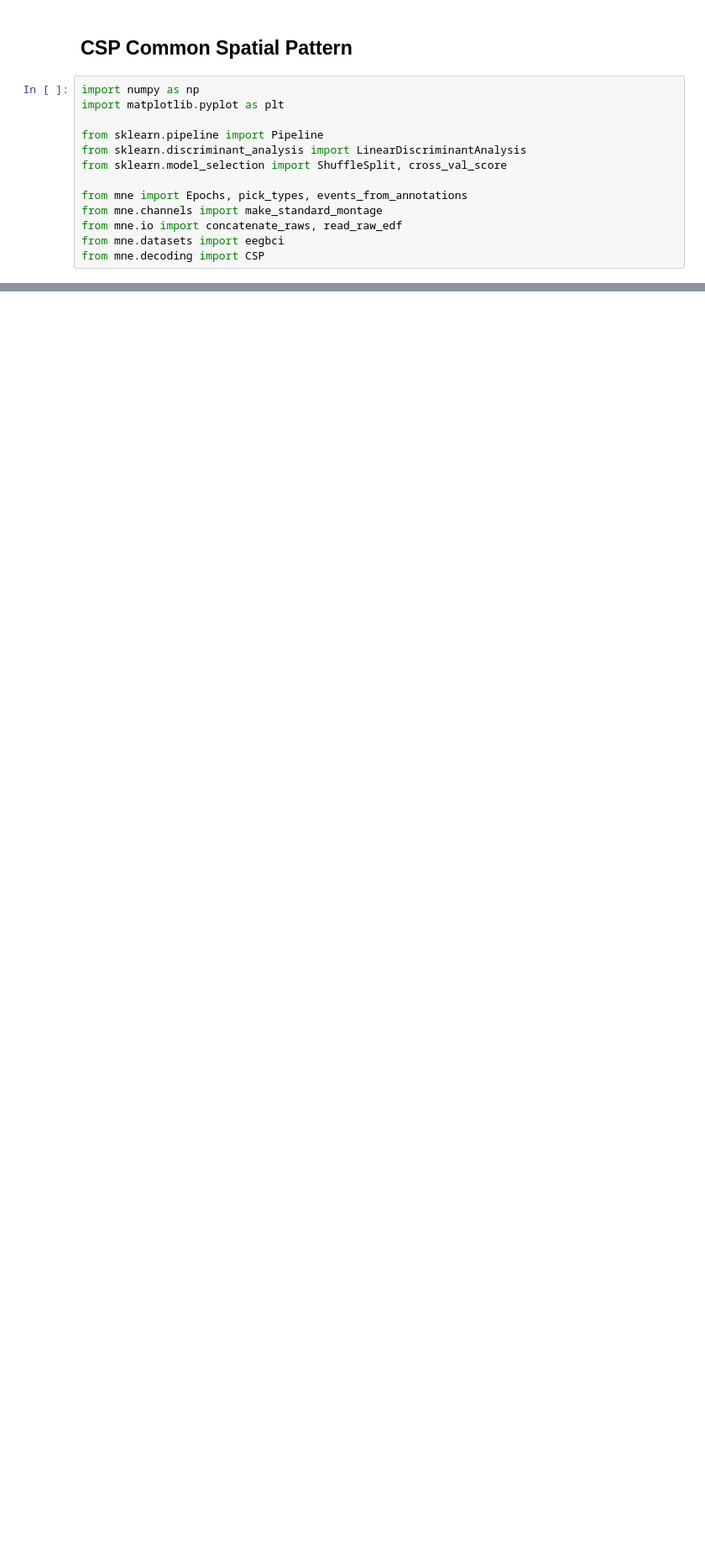
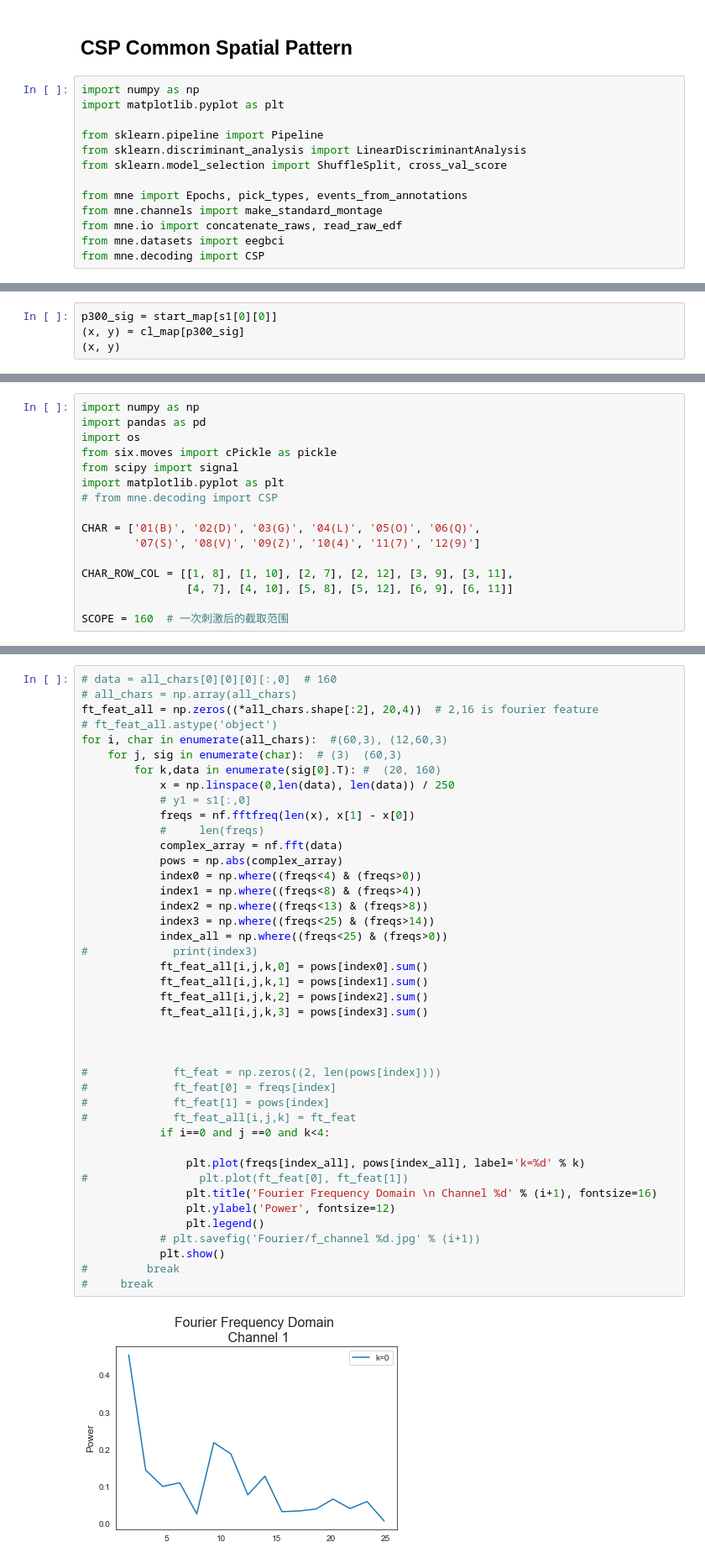
Before and after one commit to Vincent-syr/20MathModelCode, a Jupyter notebook: Untitled.ipynb, the cells around one changed output, grey strips where cells are left out. Shown at 84% size. Saved outputs shown, nothing was run; the diff lists cells and outputs as text; blank space fills up the shorter version.

```diff
--- a/Untitled.ipynb
+++ b/Untitled.ipynb
@@ -989,0 +1047,4 @@ from mne.decoding import CSP
+# %%
+p300_sig = start_map[s1[0][0]]
+(x, y) = cl_map[p300_sig]
+(x, y)
@@ -989,0 +1053,16 @@ from mne.decoding import CSP
+# %%
+import numpy as np
+import pandas as pd
+import os
+from six.moves import cPickle as pickle
+from scipy import signal
+import matplotlib.pyplot as plt
+# from mne.decoding import CSP
+
+CHAR = ['01(B)', '02(D)', '03(G)', '04(L)', '05(O)', '06(Q)',
+        '07(S)', '08(V)', '09(Z)', '10(4)', '11(7)', '12(9)']
+
+CHAR_ROW_COL = [[1, 8], [1, 10], [2, 7], [2, 12], [3, 9], [3, 11],
+                [4, 7], [4, 10], [5, 8], [5, 12], [6, 9], [6, 11]]
+
+SCOPE = 160  # 一次刺激后的截取范围
@@ -989,0 +1193,44 @@ from mne.decoding import CSP
+# %%
+# data = all_chars[0][0][0][:,0]  # 160
+# all_chars = np.array(all_chars)
+ft_feat_all = np.zeros((*all_chars.shape[:2], 20,4))  # 2,16 is fourier feature
+# ft_feat_all.astype('object')
+for i, char in enumerate(all_chars):  #(60,3), (12,60,3)
+    for j, sig in enumerate(char):  # (3)  (60,3)
+        for k,data in enumerate(sig[0].T): #  (20, 160)
+            x = np.linspace(0,len(data), len(data)) / 250
+            # y1 = s1[:,0]
+            freqs = nf.fftfreq(len(x), x[1] - x[0])
+            #     len(freqs)
+            complex_array = nf.fft(data)
+            pows = np.abs(complex_array)
+            index0 = np.where((freqs<4) & (freqs>0))
+            index1 = np.where((freqs<8) & (freqs>4))
+            index2 = np.where((freqs<13) & (freqs>8))
+            index3 = np.where((freqs<25) & (freqs>14))
+            index_all = np.where((freqs<25) & (freqs>0))
+#             print(index3)
+            ft_feat_all[i,j,k,0] = pows[index0].sum()
+            ft_feat_all[i,j,k,1] = pows[index1].sum()
+            ft_feat_all[i,j,k,2] = pows[index2].sum()
+            ft_feat_all[i,j,k,3] = pows[index3].sum()
+
+
+
+#             ft_feat = np.zeros((2, len(pows[index])))
+#             ft_feat[0] = freqs[index]
+#             ft_feat[1] = pows[index]
+#             ft_feat_all[i,j,k] = ft_feat
+            if i==0 and j ==0 and k<4:
+
+                plt.plot(freqs[index_all], pows[index_all], label='k=%d' % k)
+#                 plt.plot(ft_feat[0], ft_feat[1])
+                plt.title('Fourier Frequency Domain \n Channel %d' % (i+1), fontsize=16)
+                plt.ylabel('Power', fontsize=12)
+                plt.legend()
+            # plt.savefig('Fourier/f_channel %d.jpg' % (i+1))
+            plt.show()
+#         break
+#     break
+# %% [output]
+[figure, added]
```
Also changed, not shown: parts of 51 cells of this notebook, 5 other files.
